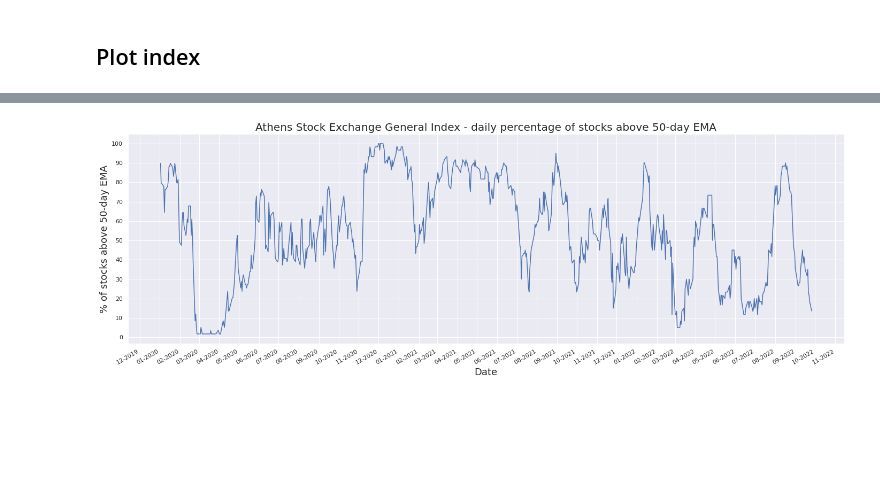
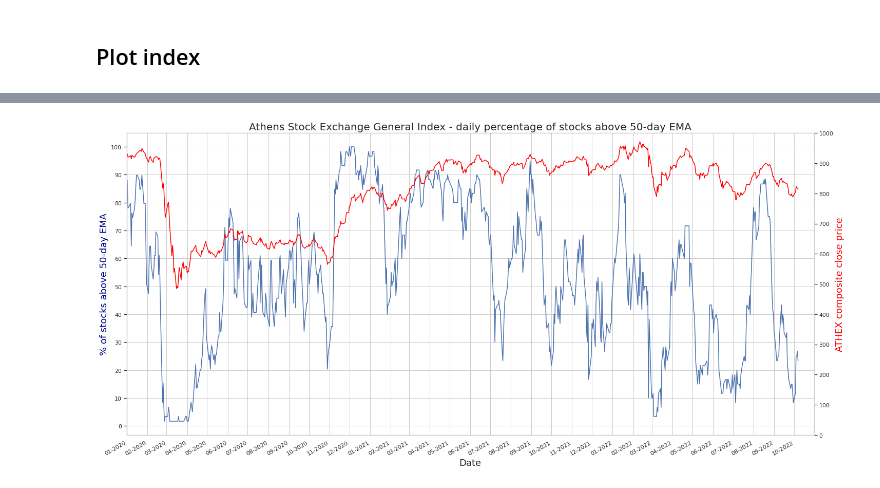
Before and after one commit to orestisf/Notebooks, a Jupyter notebook: finance/ATHEX_Composite_stocks_above_50EMA.ipynb, the cells around one changed output, grey strips where cells are left out. Saved outputs shown, nothing was run; the diff lists cells and outputs as text; code cells hidden in the pictures; blank space fills up the shorter version.

```diff
--- a/finance/ATHEX_Composite_stocks_above_50EMA.ipynb
+++ b/finance/ATHEX_Composite_stocks_above_50EMA.ipynb
@@ -112,8 +134,8 @@ atgStonks = {'ΑΛΦΑ':'ALPHA.AT',
              'ΤΕΝΕΡΓ':'TENERGY.AT'}
 # %%
 # we are interested only in the closing price, we fetch the last three years worth of data (practially right before the COVID crash).
-tickers = yf.Tickers(list(atgStonks.values()))
-data = tickers.download(period='3y',interval='1d', actions=True,auto_adjust=True)['Close']
+tickers = yf.Tickers(list(ATGSTONKS.values()))
+stockData = tickers.download(period='3y',interval='1d', actions=True,auto_adjust=True)['Close']
 # %% [output]
 [*********************100%***********************]  60 of 60 completed
 # %%
@@ -130,0 +155,6 @@ data.tail(5)
+# %%
+# get current url from web page
+req = requests.get('https://www.capital.gr/finance/historycloses/γδ?page=1')
+soup = BeautifulSoup(req.content, 'html.parser')
+
+link = soup.find("a", class_="download buttonS2").attrs.get('href')
@@ -132,7 +215,7 @@ data.tail(5)
 ## Process dataset
 # %%
 # stack to multi index
-t = data.stack()
+t = stockData.stack()
 
 # rename 'value' column
 t.name = 'Close'
@@ -157,8 +240,10 @@ t4["above"] = comparison_column
 del t4["Close_x"]
 del t4["Close_y"]
 
+t4.rename(columns= {'above':'stocks_percent_above_EMA50'}, inplace=True)
+
 # group by date
-t4 = t4.groupby('Date')['above'].mean()*100
+t4 = t4.groupby('Date')['stocks_percent_above_EMA50'].mean()*100
 
 # save series to data frame
 t4 = t4.to_frame()
@@ -195,16 +286,30 @@ t4.plot()
 # %%
 # ...or a bit nicer plot with seaborn
-sns.set(style="darkgrid")
-fig, ax = plt.subplots(figsize=(24, 8))
-fig = sns.lineplot(data=t4, legend = False)
+sns.set(style="whitegrid")
+
+fig, ax = plt.subplots(figsize=(24, 12))
+
+fig = sns.lineplot(data=t4, color = 'blue', legend = False)
+
+ax2 = ax.twinx()
+
+fig2 = sns.lineplot(data=atgdata['close'], ax=ax2, color = 'red')
+
 fig.set_title("Athens Stock Exchange General Index - daily percentage of stocks above 50-day EMA", fontsize = 20)
-fig.set_ylabel('% of stocks above 50-day EMA', fontsize = 18)
+ax.set_ylabel('% of stocks above 50-day EMA', fontsize = 18, color = 'darkblue')
+ax2.set_ylabel('ATHEX composite close price', fontsize = 18, color = 'red')
 fig.set_xlabel('Date', fontsize = 18)
-ax.set_yticks(np.arange(0, 101, 10))
+
+ax.set_yticks(np.arange(0, 110, 10))
+ax2.set_yticks(np.arange(0, 1100, 100))
+
+ax2.grid(False)
+
+ax.set_xlim([datetime.date(2020, 1, 1), datetime.date(2022, 10, 31)])
 
 ax.xaxis.set_major_locator(mdates.MonthLocator(interval = 1))
 ax.xaxis.set_major_formatter(mdates.DateFormatter('%m-%Y'))
 
 plt.gcf().autofmt_xdate()
 # %% [output]
-[figure, old version]
+[figure, new version]
```
Also changed, not shown: parts of 11 cells of this notebook.
